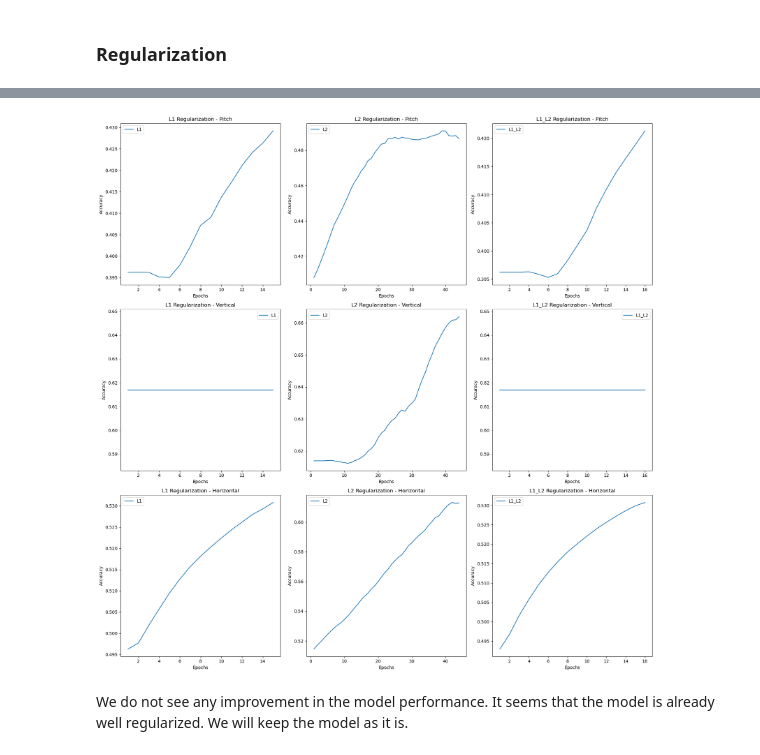
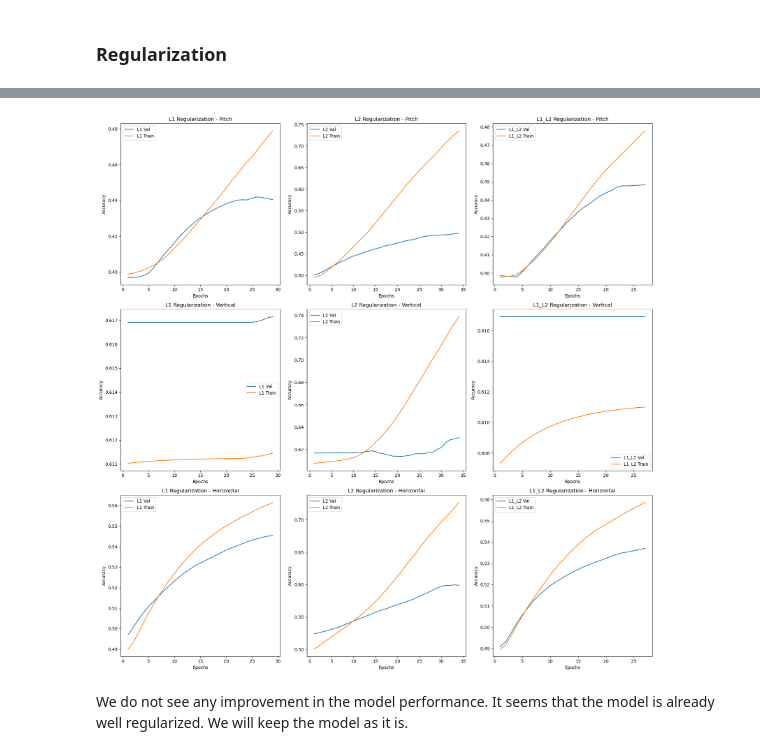
Before and after one commit to SebastianJRamirezA/pitch_prediction_using_ML, a Jupyter notebook: notebooks/LSTMS_and_GRUS/grus.ipynb, the cells around one changed output, grey strips where cells are left out. Saved outputs shown, nothing was run; the diff lists cells and outputs as text; code cells hidden in the pictures.

```diff
--- a/notebooks/LSTMS_and_GRUS/grus.ipynb
+++ b/notebooks/LSTMS_and_GRUS/grus.ipynb
@@ -306,7 +309,7 @@ We see no signs of overfitting at the moment. However, it is always good to regu
 # %% [markdown]
 ### Regularization
 # %%
-def build_model(reg):
+def build_model(reg=None, drop=0):
     # Define the input layer
     input_layer = tf.keras.Input(shape=(X_train.shape[1], X_train.shape[2]))
 
@@ -315,19 +318,22 @@ def build_model(reg):
                          num_hidden_units=128,
                          activation='relu',
                          recurrent_activation='tanh',
-                         reg=reg)
+                         reg=reg,
+                         dropout=drop)
     vertical_output = build_network(input_layer, num_targets=num_vertical_locs, name='vertical',
                          num_hidden_layers=1,
                          num_hidden_units=128,
                          activation='relu',
                          recurrent_activation='sigmoid',
-                         reg=reg)
+                         reg=reg,
+                         dropout=drop)
     horizontal_output = build_network(input_layer, num_targets=num_horizontal_locs, name='horizontal',
                          num_hidden_layers=1,
                          num_hidden_units=128,
                          activation='relu',
                          recurrent_activation='sigmoid',
-                         reg=reg)
+                         reg=reg,
+                         dropout=drop)
 
     # Combine the models
     ensemble_model = tf.keras.models.Model(inputs=input_layer, outputs=[pitch_output, vertical_output, horizontal_output])
@@ -344,7 +350,7 @@ histories = []
 
 for reg in regularizations:
     print("Testing with regularization:", reg)
-    model = build_model(reg)
+    model = build_model(reg=reg)
     history = model.fit(X_train,
                                  {'pitch_output': y_pitch_train,
                                   'vertical_output': y_vertical_train,
@@ -379,85 +385,102 @@ All outputs frozen. Stopping training at epoch 16.
 # %%
-from utils.plot_utils import smooth_curve
+# Smooth the curves for better visualization
+smooth_l1_pitch_val = smooth_curve(histories[0].history['val_pitch_output_accuracy'])
+smooth_l2_pitch_val = smooth_curve(histories[1].history['val_pitch_output_accuracy'])
+smooth_l1_l2_pitch_val = smooth_curve(histories[2].history['val_pitch_output_accuracy'])
 
-import matplotlib.pyplot as plt
+smooth_l1_pitch_train = smooth_curve(histories[0].history['pitch_output_accuracy'])
+smooth_l2_pitch_train = smooth_curve(histories[1].history['pitch_output_accuracy'])
+smooth_l1_l2_pitch_train = smooth_curve(histories[2].history['pitch_output_accuracy'])
 
-# Smooth the curves for better visualization
-smooth_l1_pitch = smooth_curve(histories[0].history['val_pitch_output_accuracy'])
-smooth_l2_pitch = smooth_curve(histories[1].history['val_pitch_output_accuracy'])
-smooth_l1_l2_pitch = smooth_curve(histories[2].history['val_pitch_output_accuracy'])
+smooth_l1_vertical_val = smooth_curve(histories[0].history['val_vertical_output_accuracy'])
+smooth_l2_vertical_val = smooth_curve(histories[1].history['val_vertical_output_accuracy'])
+smooth_l1_l2_vertical_val = smooth_curve(histories[2].history['val_vertical_output_accuracy'])
 
-smooth_l1_vertical = smooth_curve(histories[0].history['val_vertical_output_accuracy'])
-smooth_l2_vertical = smooth_curve(histories[1].history['val_vertical_output_accuracy'])
-smooth_l1_l2_vertical = smooth_curve(histories[2].history['val_vertical_output_accuracy'])
+smooth_l1_vertical_train = smooth_curve(histories[0].history['vertical_output_accuracy'])
+smooth_l2_vertical_train = smooth_curve(histories[1].history['vertical_output_accuracy'])
+smooth_l1_l2_vertical_train = smooth_curve(histories[2].history['vertical_output_accuracy'])
 
-smooth_l1_horizontal = smooth_curve(histories[0].history['val_horizontal_output_accuracy'])
-smooth_l2_horizontal = smooth_curve(histories[1].history['val_horizontal_output_accuracy'])
-smooth_l1_l2_horizontal = smooth_curve(histories[2].history['val_horizontal_output_accuracy'])
+smooth_l1_horizontal_val = smooth_curve(histories[0].history['val_horizontal_output_accuracy'])
+smooth_l2_horizontal_val = smooth_curve(histories[1].history['val_horizontal_output_accuracy'])
+smooth_l1_l2_horizontal_val = smooth_curve(histories[2].history['val_horizontal_output_accuracy'])
+
+smooth_l1_horizontal_train = smooth_curve(histories[0].history['horizontal_output_accuracy'])
+smooth_l2_horizontal_train = smooth_curve(histories[1].history['horizontal_output_accuracy'])
+smooth_l1_l2_horizontal_train = smooth_curve(histories[2].history['horizontal_output_accuracy'])
 
 # Create a collage of plots
 fig, axes = plt.subplots(3, 3, figsize=(18, 18))
 
 # Plot L1 regularization
-axes[0, 0].plot(range(1, len(smooth_l1_pitch) + 1), smooth_l1_pitch, label='L1')
+axes[0, 0].plot(range(1, len(smooth_l1_pitch_val) + 1), smooth_l1_pitch_val, label='L1 Val')
+axes[0, 0].plot(range(1, len(smooth_l1_pitch_train) + 1), smooth_l1_pitch_train, label='L1 Train')
 axes[0, 0].set_title('L1 Regularization - Pitch')
 axes[0, 0].set_xlabel('Epochs')
 axes[0, 0].set_ylabel('Accuracy')
 axes[0, 0].legend()
 
-axes[1, 0].plot(range(1, len(smooth_l1_vertical) + 1), smooth_l1_vertical, label='L1')
+axes[1, 0].plot(range(1, len(smooth_l1_vertical_val) + 1), smooth_l1_vertical_val, label='L1 Val')
+axes[1, 0].plot(range(1, len(smooth_l1_vertical_train) + 1), smooth_l1_vertical_train, label='L1 Train')
 axes[1, 0].set_title('L1 Regularization - Vertical')
 axes[1, 0].set_xlabel('Epochs')
 axes[1, 0].set_ylabel('Accuracy')
 axes[1, 0].legend()
 
-axes[2, 0].plot(range(1, len(smooth_l1_horizontal) + 1), smooth_l1_horizontal, label='L1')
+axes[2, 0].plot(range(1, len(smooth_l1_horizontal_val) + 1), smooth_l1_horizontal_val, label='L1 Val')
+axes[2, 0].plot(range(1, len(smooth_l1_horizontal_train) + 1), smooth_l1_horizontal_train, label='L1 Train')
 axes[2, 0].set_title('L1 Regularization - Horizontal')
 axes[2, 0].set_xlabel('Epochs')
 axes[2, 0].set_ylabel('Accuracy')
 axes[2, 0].legend()
 
 # Plot L2 regularization
-axes[0, 1].plot(range(1, len(smooth_l2_pitch) + 1), smooth_l2_pitch, label='L2')
+axes[0, 1].plot(range(1, len(smooth_l2_pitch_val) + 1), smooth_l2_pitch_val, label='L2 Val')
+axes[0, 1].plot(range(1, len(smooth_l2_pitch_train) + 1), smooth_l2_pitch_train, label='L2 Train')
 axes[0, 1].set_title('L2 Regularization - Pitch')
 axes[0, 1].set_xlabel('Epochs')
 axes[0, 1].set_ylabel('Accuracy')
 axes[0, 1].legend()
 
-axes[1, 1].plot(range(1, len(smooth_l2_vertical) + 1), smooth_l2_vertical, label='L2')
+axes[1, 1].plot(range(1, len(smooth_l2_vertical_val) + 1), smooth_l2_vertical_val, label='L2 Val')
+axes[1, 1].plot(range(1, len(smooth_l2_vertical_train) + 1), smooth_l2_vertical_train, label='L2 Train')
 axes[1, 1].set_title('L2 Regularization - Vertical')
 axes[1, 1].set_xlabel('Epochs')
 axes[1, 1].set_ylabel('Accuracy')
 axes[1, 1].legend()
 
-axes[2, 1].plot(range(1, len(smooth_l2_horizontal) + 1), smooth_l2_horizontal, label='L2')
+axes[2, 1].plot(range(1, len(smooth_l2_horizontal_val) + 1), smooth_l2_horizontal_val, label='L2 Val')
+axes[2, 1].plot(range(1, len(smooth_l2_horizontal_train) + 1), smooth_l2_horizontal_train, label='L2 Train')
 axes[2, 1].set_title('L2 Regularization - Horizontal')
 axes[2, 1].set_xlabel('Epochs')
 axes[2, 1].set_ylabel('Accuracy')
 axes[2, 1].legend()
 
 # Plot L1_L2 regularization
-axes[0, 2].plot(range(1, len(smooth_l1_l2_pitch) + 1), smooth_l1_l2_pitch, label='L1_L2')
+axes[0, 2].plot(range(1, len(smooth_l1_l2_pitch_val) + 1), smooth_l1_l2_pitch_val, label='L1_L2 Val')
+axes[0, 2].plot(range(1, len(smooth_l1_l2_pitch_train) + 1), smooth_l1_l2_pitch_train, label='L1_L2 Train')
 axes[0, 2].set_title('L1_L2 Regularization - Pitch')
 axes[0, 2].set_xlabel('Epochs')
 axes[0, 2].set_ylabel('Accuracy')
 axes[0, 2].legend()
 
-axes[1, 2].plot(range(1, len(smooth_l1_l2_vertical) + 1), smooth_l1_l2_vertical, label='L1_L2')
+axes[1, 2].plot(range(1, len(smooth_l1_l2_vertical_val) + 1), smooth_l1_l2_vertical_val, label='L1_L2 Val')
+axes[1, 2].plot(range(1, len(smooth_l1_l2_vertical_train) + 1), smooth_l1_l2_vertical_train, label='L1_L2 Train')
 axes[1, 2].set_title('L1_L2 Regularization - Vertical')
 axes[1, 2].set_xlabel('Epochs')
 axes[1, 2].set_ylabel('Accuracy')
 axes[1, 2].legend()
 
-axes[2, 2].plot(range(1, len(smooth_l1_l2_horizontal) + 1), smooth_l1_l2_horizontal, label='L1_L2')
+axes[2, 2].plot(range(1, len(smooth_l1_l2_horizontal_val) + 1), smooth_l1_l2_horizontal_val, label='L1_L2 Val')
+axes[2, 2].plot(range(1, len(smooth_l1_l2_horizontal_train) + 1), smooth_l1_l2_horizontal_train, label='L1_L2 Train')
 axes[2, 2].set_title('L1_L2 Regularization - Horizontal')
 axes[2, 2].set_xlabel('Epochs')
 axes[2, 2].set_ylabel('Accuracy')
 axes[2, 2].legend()
 
 plt.tight_layout()
 plt.show()
 # %% [output]
-[figure, old version]
+[figure, new version]
 # %% [markdown]
 We do not see any improvement in the model performance. It seems that the model is already well regularized. We will keep the model as it is.
 # %% [markdown]
```
Also changed, not shown: parts of 13 cells of this notebook, 1 other file.
